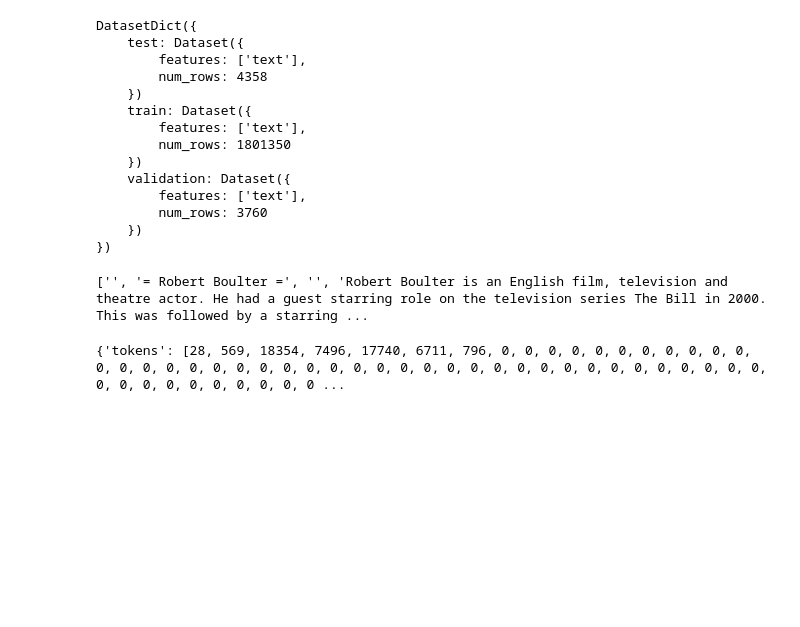
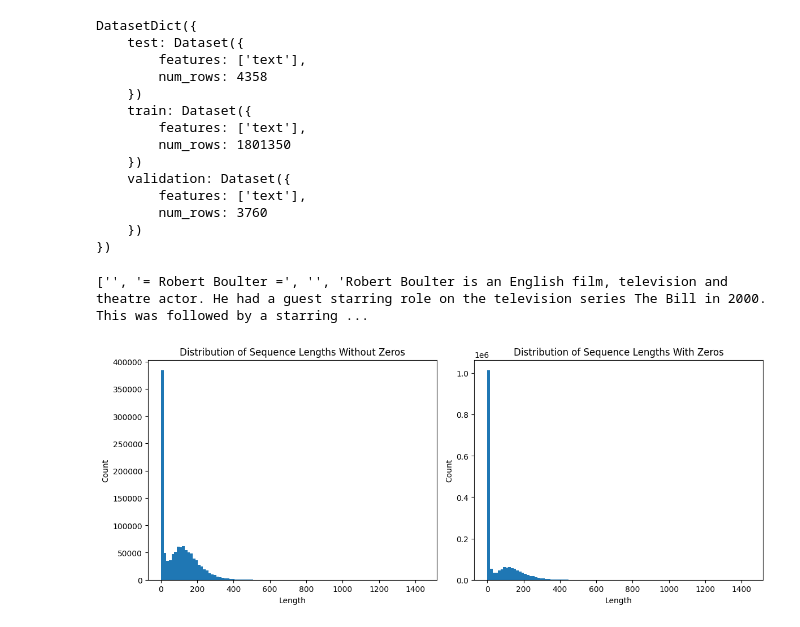
Before and after one commit to PUFAI/GibberishGPT, a Jupyter notebook: models/gpt2_mla.ipynb, the cells around one changed output. Saved outputs shown, nothing was run; the diff lists cells and outputs as text; code cells hidden in the pictures; blank space fills up the shorter version.

```diff
--- a/models/gpt2_mla.ipynb
+++ b/models/gpt2_mla.ipynb
@@ -99,12 +96,57 @@ DatasetDict({
         num_rows: 3760
     })
 })
-# %%
-print(cleaned_dataset["test"]["text"])
-# %% [output]
-['', '= Robert Boulter =', '', 'Robert Boulter is an English film, television and theatre actor. He had a guest starring role on the television series The Bill in 2000. This was followed by a starring ...
+# %%
+print(cleaned_dataset["test"]["text"])
+import numpy as np
+
+def analyze_lengths(examples, tokenizer):
+    tokens = [tokenizer.encode(text) for text in examples["text"]]
+    return {"lengths": [len(token) for token in tokens]}
+
+length_dataset = cleaned_dataset.map(
+    analyze_lengths,
+    fn_kwargs={"tokenizer": tokenizer},
+    batched=True,
+    batch_size=1000,
+    num_proc=num_cores,
+    desc="Analyzing sequence lengths"
+)
+
+max_lengths_zeros = [item for item in length_dataset["train"]["lengths"]]
+max_lengths_non_zeros = [item for item in length_dataset["train"]["lengths"] if item not in [0]]
+
+lengths_array = np.array(max_lengths_non_zeros)
+lengths_array_zeros = np.array(max_lengths_zeros)
+print(f"Min length: {np.min(lengths_array)}")
+print(f"Max length: {np.max(lengths_array)}")
+print(f"Average length: {np.mean(lengths_array):.2f}")
+print(f"Median length: {np.median(lengths_array):.2f}")
+print(f"90th percentile: {np.percentile(lengths_array, 90):.0f}")
+print(f"95th percentile: {np.percentile(lengths_array, 95):.0f}")
+print(f"99th percentile: {np.percentile(lengths_array, 99.9995):.0f}")
+print(f"Number of sequences: {len(lengths_array)}")
+
+bin_size = 100
+fig, axs = plt.subplots(1, 2, figsize=(12, 5))
+
+axs[0].hist(lengths_array, bins=bin_size)
+axs[0].set_title('Distribution of Sequence Lengths Without Zeros')
+axs[0].set_xlabel('Length')
+axs[0].set_ylabel('Count')
+
+axs[1].hist(lengths_array_zeros, bins=bin_size)
+axs[1].set_title('Distribution of Sequence Lengths With Zeros')
+axs[1].set_xlabel('Length')
+axs[1].set_ylabel('Count')
+
+plt.tight_layout()
+plt.show()
+# %% [output]
+['', '= Robert Boulter =', '', 'Robert Boulter is an English film, television and theatre actor. He had a guest starring role on the television series The Bill in 2000. This was followed by a starring ...
+[figure, added]
 # %%
-def tokenize_batch(examples, tokenizer, max_length=256):
+def tokenize_batch(examples, tokenizer, max_length=1024):
     tokens = [tokenizer.encode(text) for text in examples["text"]]
     padded_tokens = []
     for seq in tokens:
@@ -125,11 +167,7 @@ tokenized_dataset = cleaned_dataset.map(
     desc="Tokenizing"
 )
 
-tokenized_dataset_text = tokenized_dataset.filter(lambda x: len(x["tokens"]) > 0)
-
-print(tokenized_dataset_text["train"][1])
+tokenized_dataset_text = tokenized_dataset.filter(lambda x: any(token != 0 for token in x["tokens"]))
-# %% [output]
-{'tokens': [28, 569, 18354, 7496, 17740, 6711, 796, 0, 0, 0, 0, 0, 0, 0, 0, 0, 0, 0, 0, 0, 0, 0, 0, 0, 0, 0, 0, 0, 0, 0, 0, 0, 0, 0, 0, 0, 0, 0, 0, 0, 0, 0, 0, 0, 0, 0, 0, 0, 0, 0, 0, 0, 0, 0, 0, 0, 0 ...
 # %%
 print(tokenized_dataset_text)
 
```
Also changed, not shown: parts of 5 cells of this notebook, 1 other file.
